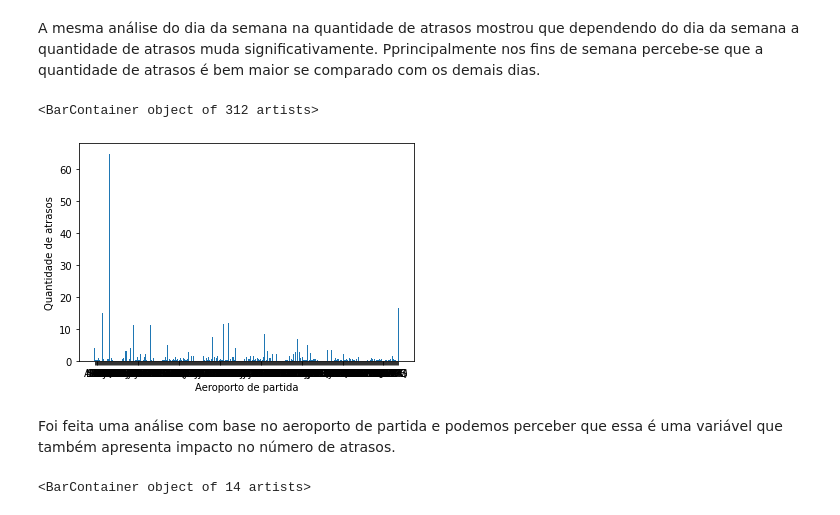
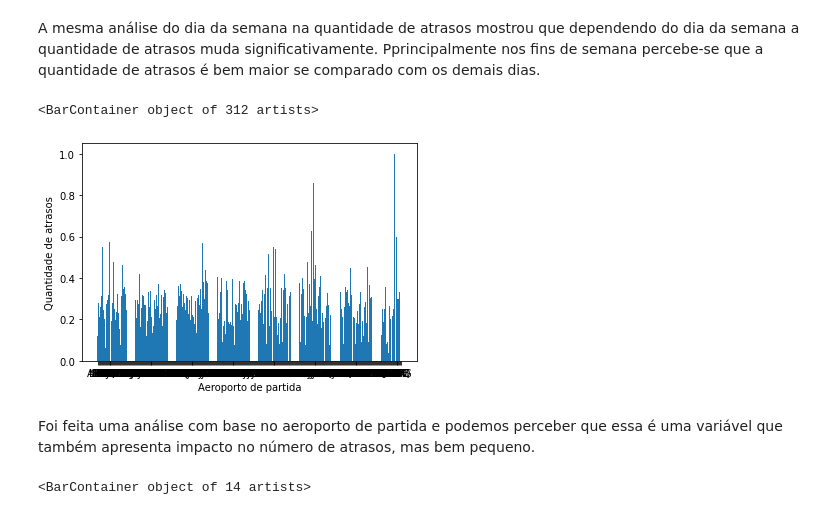
Before and after one commit to williansmprimo/analise-exploratoria, a Jupyter notebook: atividade-an-lise-exploratoria.ipynb, the cells around one changed output. Cells and saved outputs as stored; diff of their text form; code cells hidden in the pictures.

Commit message:
Projeto de análise exploratoria

```diff
--- a/atividade-an-lise-exploratoria.ipynb
+++ b/atividade-an-lise-exploratoria.ipynb
@@ -183,23 +183,23 @@ A mesma análise do dia da semana na quantidade de atrasos mostrou que dependend
 # %%
 ### Criando uma separação da quantidade de atrasos
 origens = base_resumida['ORIGIN_AIRPORT'].unique()
 origen_numerica = [0] * len(origens)
 total_voos_origem = [0] * len(origens)
 for (delay, origem) in zip(base_resumida['DEPARTURE_DELAY'], base_resumida['ORIGIN_AIRPORT']):
     idx_origem = int(np.where(origens == origem)[0])
     total_voos_origem[idx_origem] += 1
-    origen_numerica[idx_origem-1] += (1 if delay > 15 else 0)
+    origen_numerica[idx_origem] += (1 if delay > 15 else 0)
 
 for idx in range(len(origens)):
     origen_numerica[idx] /= total_voos_origem[idx]
 plt.xlabel("Aeroporto de partida")
 plt.ylabel("Quantidade de atrasos")
 plt.bar(origens, origen_numerica)
 # %% [output]
 <BarContainer object of 312 artists>
-[figure, old version]
+[figure, new version]
 # %% [markdown]
-Foi feita uma análise com base no aeroporto de partida e podemos perceber que essa é uma variável que também apresenta impacto no número de atrasos.
+Foi feita uma análise com base no aeroporto de partida e podemos perceber que essa é uma variável que também apresenta impacto no número de atrasos, mas bem pequeno.
 # %%
 ### Criando uma separação da quantidade de atrasos com relação a linha aerea.
 linhas = base_resumida['AIRLINE'].unique()
```
